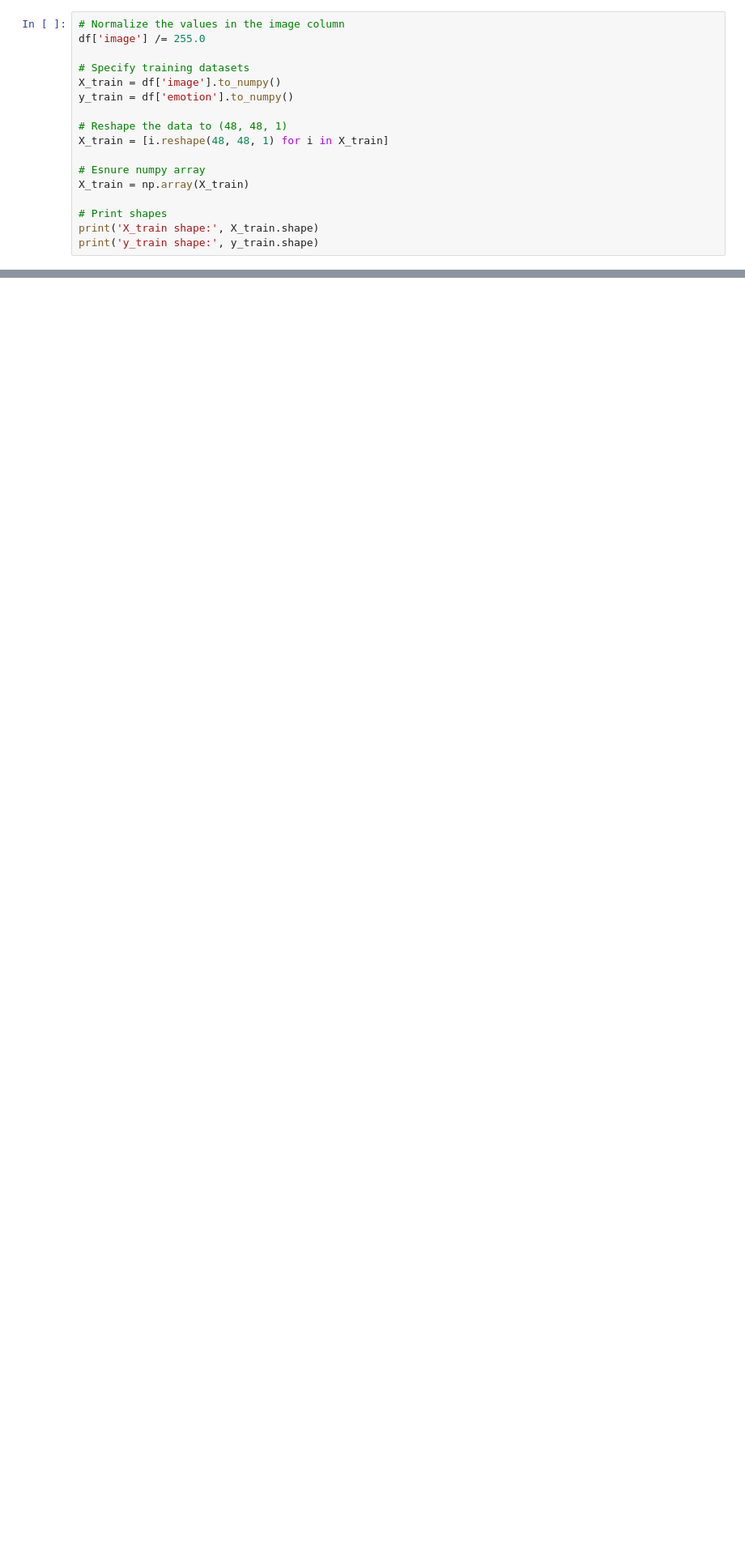
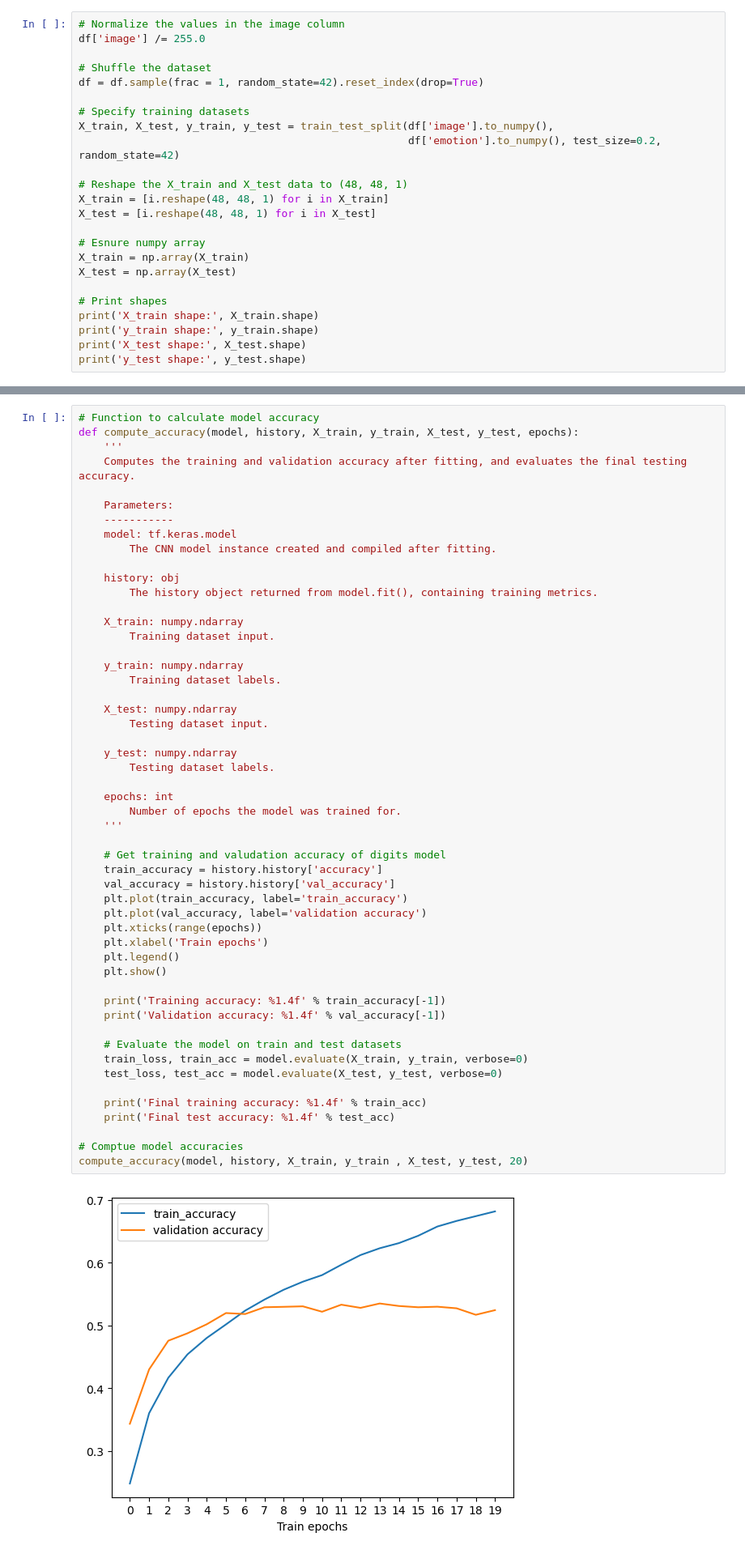
Before and after one commit to DrZubi/Expressions-Decoded, a Jupyter notebook: main.ipynb, the cells around one changed output, grey strips where cells are left out. Shown: that part at 81% size. Cells and saved outputs as stored; diff of their text form; blank space fills up the shorter version.

```diff
--- a/main.ipynb
+++ b/main.ipynb
@@ -103,19 +112,26 @@ since I am using the training dataset csv, I will not be creating the testing da
 # Normalize the values in the image column
 df['image'] /= 255.0
 
+# Shuffle the dataset
+df = df.sample(frac = 1, random_state=42).reset_index(drop=True)
+
 # Specify training datasets
-X_train = df['image'].to_numpy()
-y_train = df['emotion'].to_numpy()
+X_train, X_test, y_train, y_test = train_test_split(df['image'].to_numpy(),
+                                                    df['emotion'].to_numpy(), test_size=0.2, random_state=42)
 
-# Reshape the data to (48, 48, 1)
+# Reshape the X_train and X_test data to (48, 48, 1)
 X_train = [i.reshape(48, 48, 1) for i in X_train]
+X_test = [i.reshape(48, 48, 1) for i in X_test]
 
 # Esnure numpy array
 X_train = np.array(X_train)
+X_test = np.array(X_test)
 
 # Print shapes
 print('X_train shape:', X_train.shape)
 print('y_train shape:', y_train.shape)
+print('X_test shape:', X_test.shape)
+print('y_test shape:', y_test.shape)
 # %% [output]
 X_train shape: (28709, 48, 48, 1)
 y_train shape: (28709,)
@@ -251,0 +256,54 @@ live_feed(model) # Type Q to exit out
+# %%
+# Function to calculate model accuracy
+def compute_accuracy(model, history, X_train, y_train, X_test, y_test, epochs):
+    '''
+    Computes the training and validation accuracy after fitting, and evaluates the final testing accuracy.
+
+    Parameters:
+    -----------
+    model: tf.keras.model
+        The CNN model instance created and compiled after fitting.
+
+    history: obj
+        The history object returned from model.fit(), containing training metrics.
+
+    X_train: numpy.ndarray
+        Training dataset input.
+
+    y_train: numpy.ndarray
+        Training dataset labels.
+
+    X_test: numpy.ndarray
+        Testing dataset input.
+
+    y_test: numpy.ndarray
+        Testing dataset labels.
+
+    epochs: int
+        Number of epochs the model was trained for.
+    '''
+
+    # Get training and valudation accuracy of digits model
+    train_accuracy = history.history['accuracy']
+    val_accuracy = history.history['val_accuracy']
+    plt.plot(train_accuracy, label='train_accuracy')
+    plt.plot(val_accuracy, label='validation accuracy')
+    plt.xticks(range(epochs))
+    plt.xlabel('Train epochs')
+    plt.legend()
+    plt.show()
+
+    print('Training accuracy: %1.4f' % train_accuracy[-1])
+    print('Validation accuracy: %1.4f' % val_accuracy[-1])
+
+    # Evaluate the model on train and test datasets
+    train_loss, train_acc = model.evaluate(X_train, y_train, verbose=0)
+    test_loss, test_acc = model.evaluate(X_test, y_test, verbose=0)
+
+    print('Final training accuracy: %1.4f' % train_acc)
+    print('Final test accuracy: %1.4f' % test_acc)
+
+# Comptue model accuracies
+compute_accuracy(model, history, X_train, y_train , X_test, y_test, 20)
+# %% [output]
+[figure, added]
```
Also changed, not shown: parts of 20 cells of this notebook.
